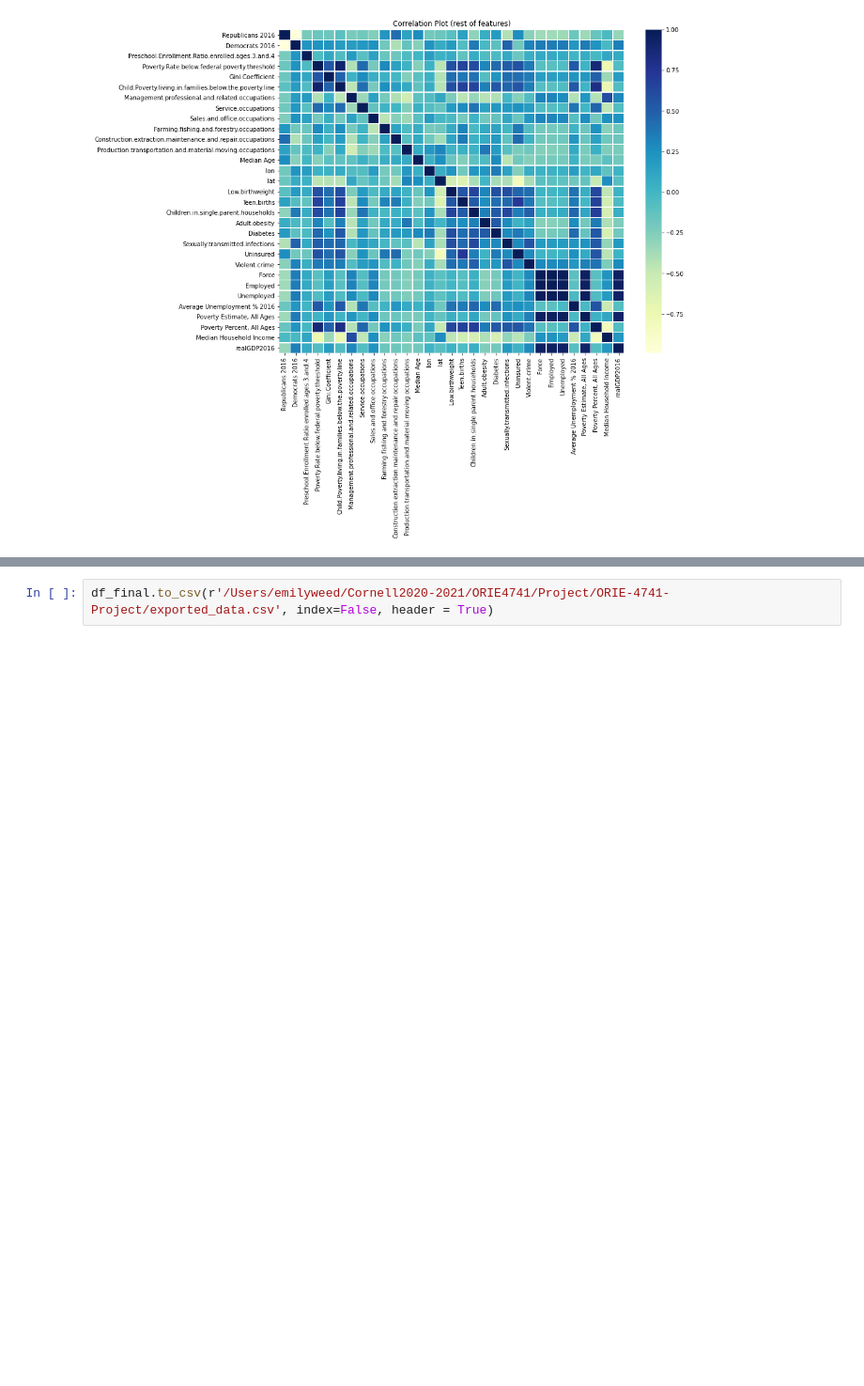
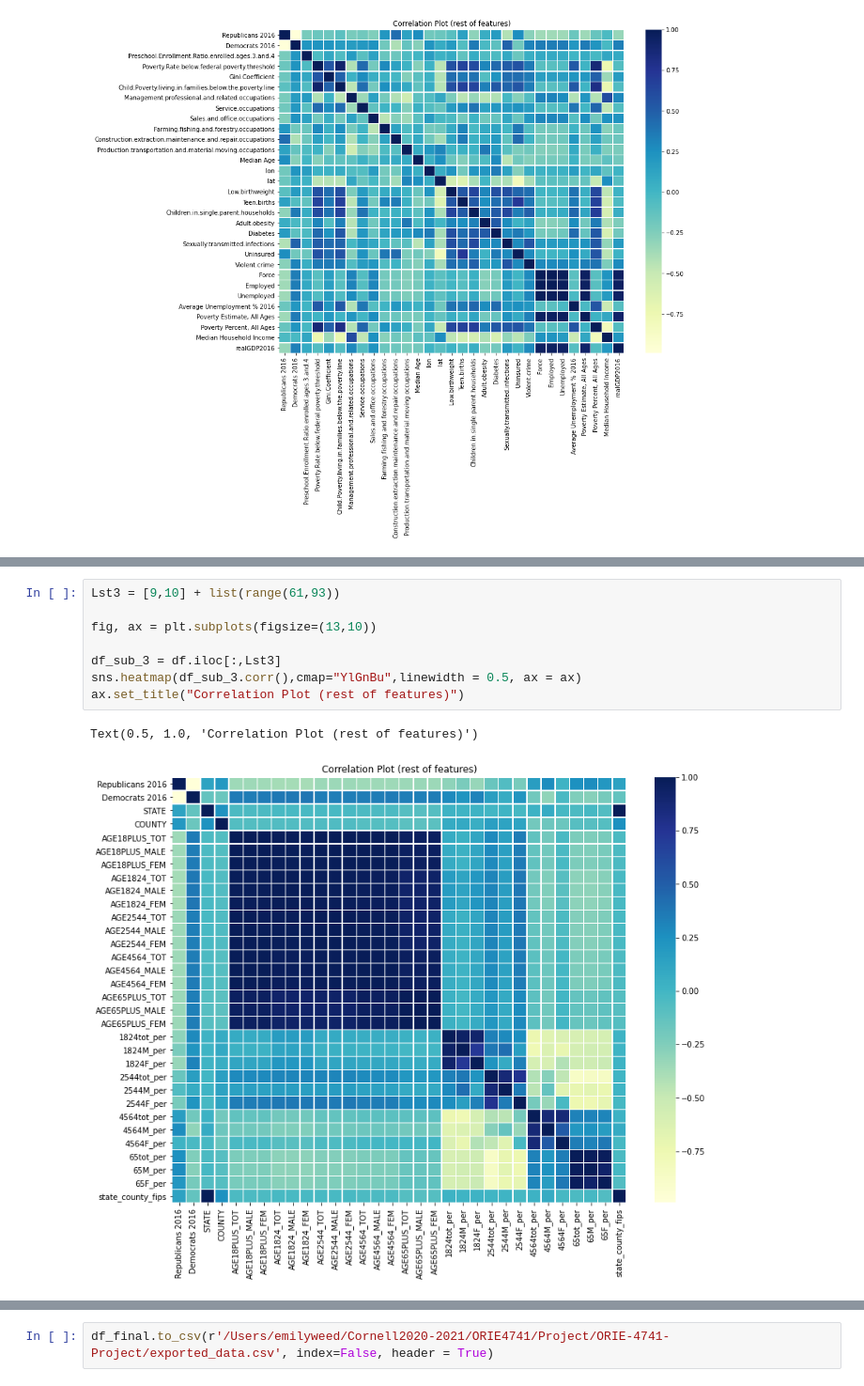
Before and after one commit to eweed001/ORIE-4741-Project, a Jupyter notebook: Data Cleaning and Manipulating.ipynb, the cells around one changed output, grey strips where cells are left out. Shown at 94% size. Cells and saved outputs as stored; diff of their text form; blank space fills up the shorter version.

```diff
--- a/Data Cleaning and Manipulating.ipynb
+++ b/Data Cleaning and Manipulating.ipynb
@@ -669 +845,12 @@ Text(0.5, 1.0, 'Correlation Plot (rest of features)')
+# %%
+Lst3 = [9,10] + list(range(61,93))
+
+fig, ax = plt.subplots(figsize=(13,10))
+
+df_sub_3 = df.iloc[:,Lst3]
+sns.heatmap(df_sub_3.corr(),cmap="YlGnBu",linewidth = 0.5, ax = ax)
+ax.set_title("Correlation Plot (rest of features)")
+# %% [output]
+Text(0.5, 1.0, 'Correlation Plot (rest of features)')
+[figure, added]
 # %%
```
Also changed, not shown: parts of 18 cells of this notebook.
